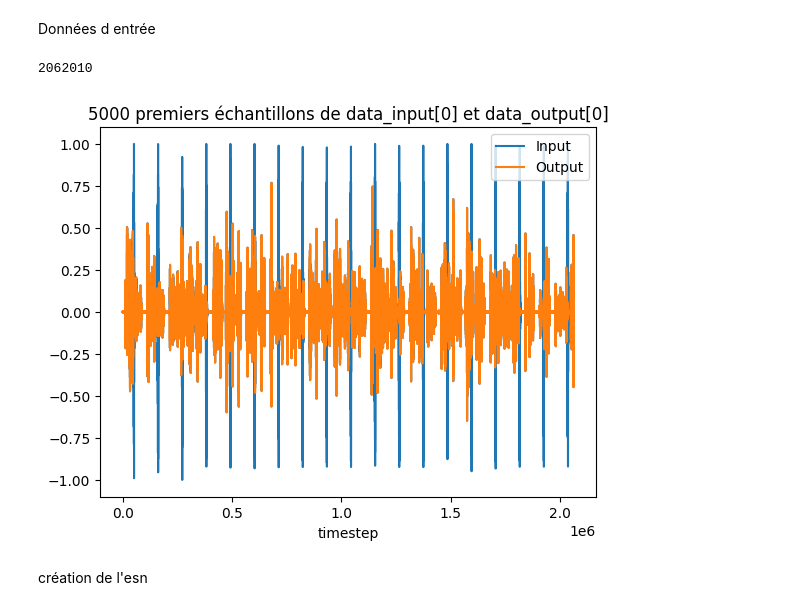
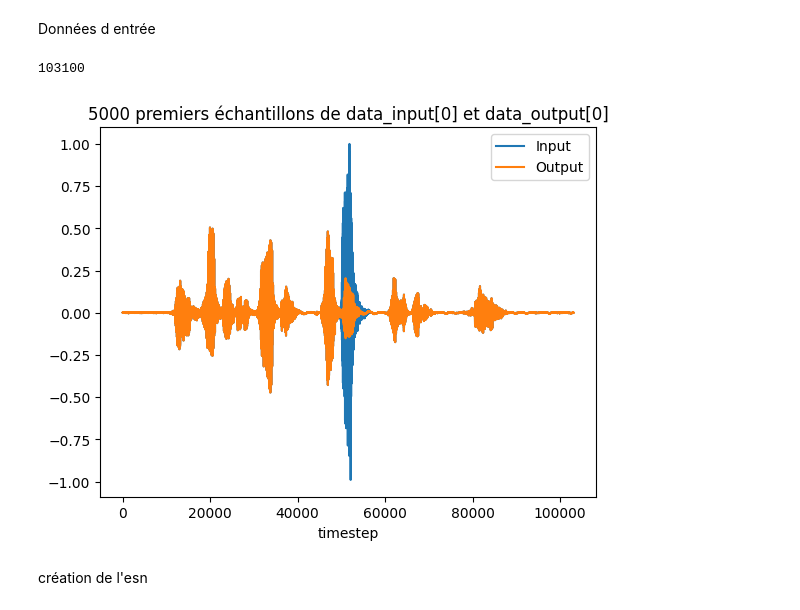
Before and after one commit to Wanchai290/vocalo-noise, a Jupyter notebook: main.ipynb, the cells around one changed output. Saved outputs shown, nothing was run; the diff lists cells and outputs as text; code cells hidden in the pictures.

```diff
--- a/main.ipynb
+++ b/main.ipynb
@@ -87,28 +87,29 @@ rpy.set_seed(SEED)  # make everything reproducible!
 # %% [markdown]
 Données d entrée
 # %%
-train_len = len(data_input[0])//2
+train_len = len(data_input[0])//40
+test_len = len(data_input[0])//40
 print(train_len)
 forecast = 1
 
 X_train = data_input[0][:train_len].reshape(-1, 1)
 Y_train = data_output[0][forecast : train_len + forecast].reshape(-1, 1)
 
-X_test = data_input[0][train_len : -forecast].reshape(-1, 1)
-Y_test = data_output[0][train_len + forecast:].reshape(-1, 1)
+X_test = data_input[0][train_len : train_len+test_len-forecast].reshape(-1, 1)
+Y_test = data_output[0][train_len + forecast: train_len+test_len].reshape(-1, 1)
 
 dataset = (X_train, X_test, Y_train, Y_test)
 
 plt.figure()
 plt.plot(X_train, label="Input")
 plt.plot(Y_train, label="Output")
 plt.xlabel("timestep")
 plt.title("5000 premiers échantillons de data_input[0] et data_output[0]")
 plt.legend()
 plt.show()
 # %% [output]
-2062010
+103100
-[figure, old version]
+[figure, new version]
 # %% [markdown]
 création de l'esn
 # %%
```
Also changed, not shown: parts of 5 cells of this notebook.
